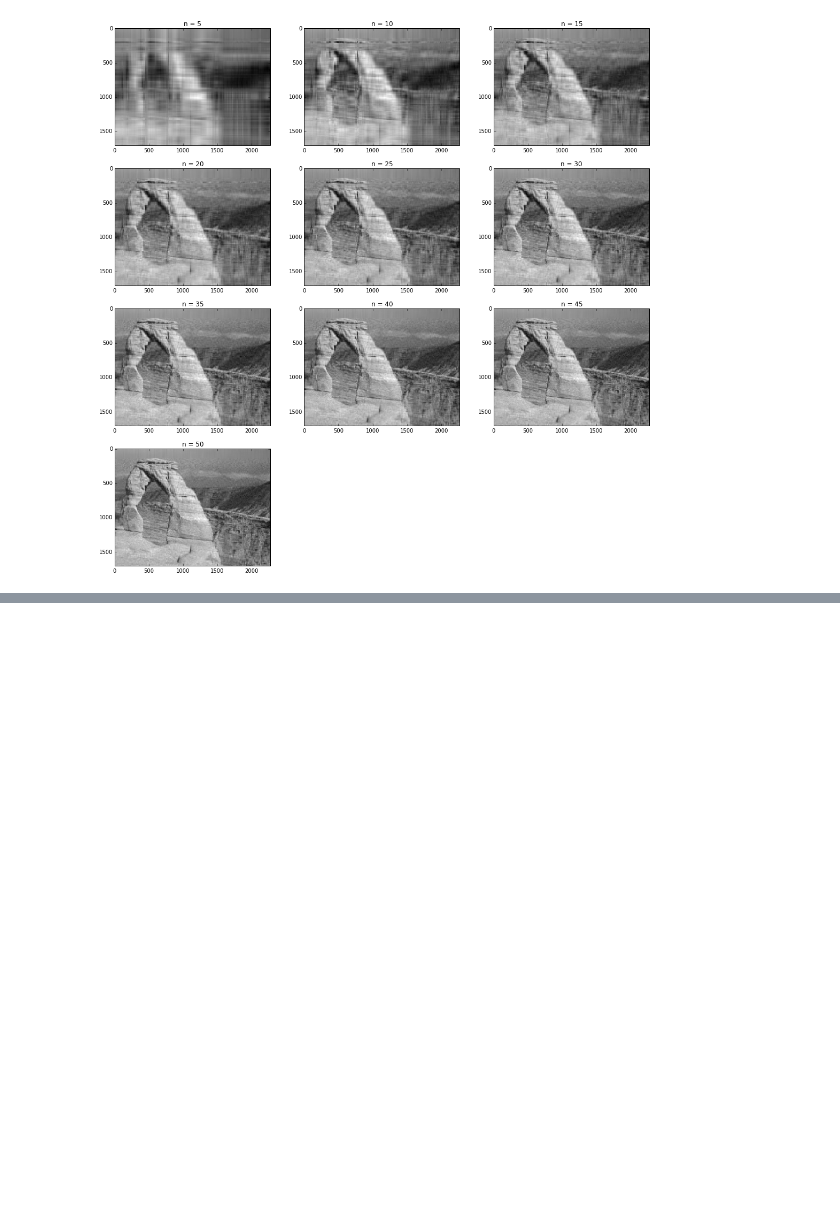
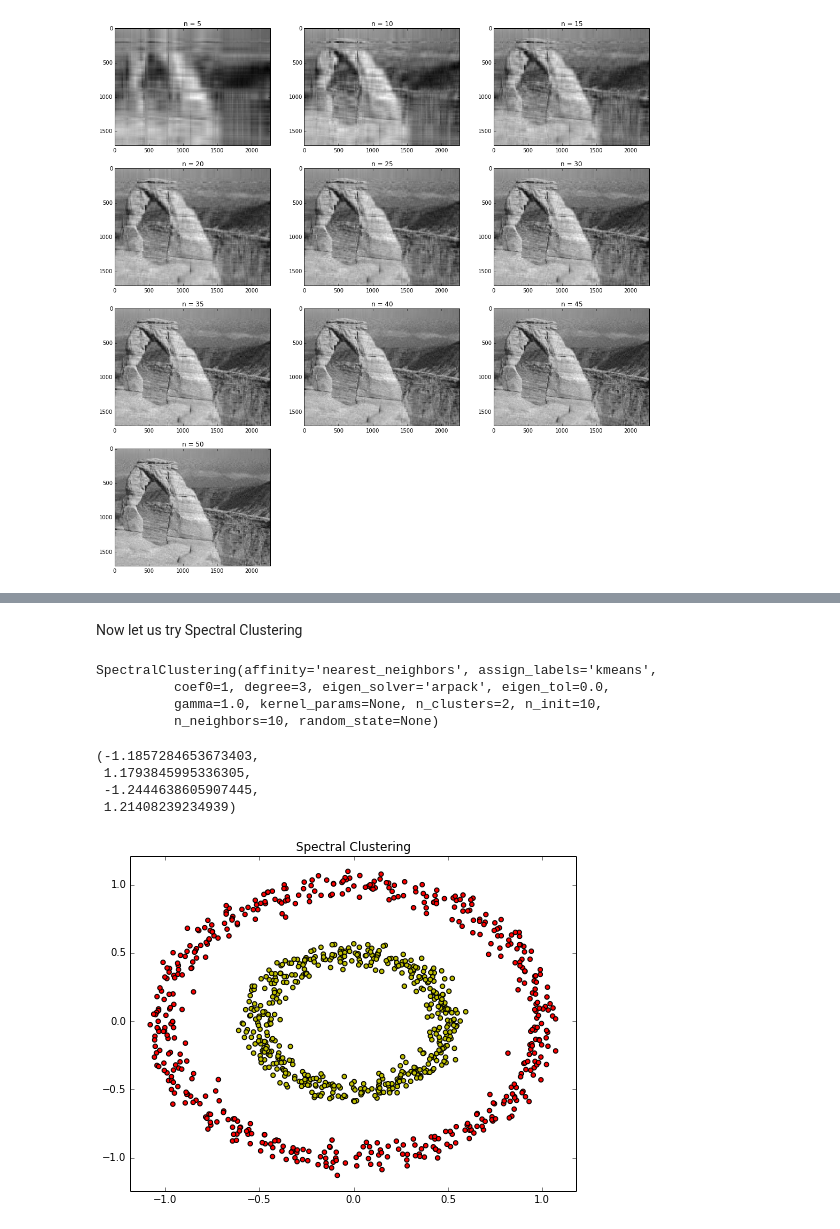
Before and after one commit to ubdsgroup/mlcourse-ub-notebooks, a Jupyter notebook: notebooks/Lecture37.ipynb, the cells around one changed output, grey strips where cells are left out. Saved outputs shown, nothing was run; the diff lists cells and outputs as text; code cells hidden in the pictures; blank space fills up the shorter version.

```diff
--- a/notebooks/Lecture37.ipynb
+++ b/notebooks/Lecture37.ipynb
@@ -93,0 +138,24 @@ for i in xrange(5, 51, 5):
+# %% [markdown]
+Now let us try Spectral Clustering
+# %%
+spectral = cluster.SpectralClustering(n_clusters=2,eigen_solver='arpack',affinity="nearest_neighbors")
+spectral.fit(X)
+# %% [output]
+SpectralClustering(affinity='nearest_neighbors', assign_labels='kmeans',
+          coef0=1, degree=3, eigen_solver='arpack', eigen_tol=0.0,
+          gamma=1.0, kernel_params=None, n_clusters=2, n_init=10,
+          n_neighbors=10, random_state=None)
+# %%
+c = spectral.labels_
+# plot with cluster assignments
+fig, ax = plt.subplots(figsize=(8, 6))
+ax.scatter(X[np.where(c == 0), 0], X[np.where(c == 0), 1],c= 'r')
+ax.scatter(X[np.where(c == 1), 0], X[np.where(c == 1), 1],c= 'y')
+ax.set_title("Spectral Clustering")
+plt.axis('tight')
+# %% [output]
+(-1.1857284653673403,
+ 1.1793845995336305,
+ -1.2444638605907445,
+ 1.21408239234939)
+[figure, added]
```
Also changed, not shown: parts of 8 cells of this notebook.
